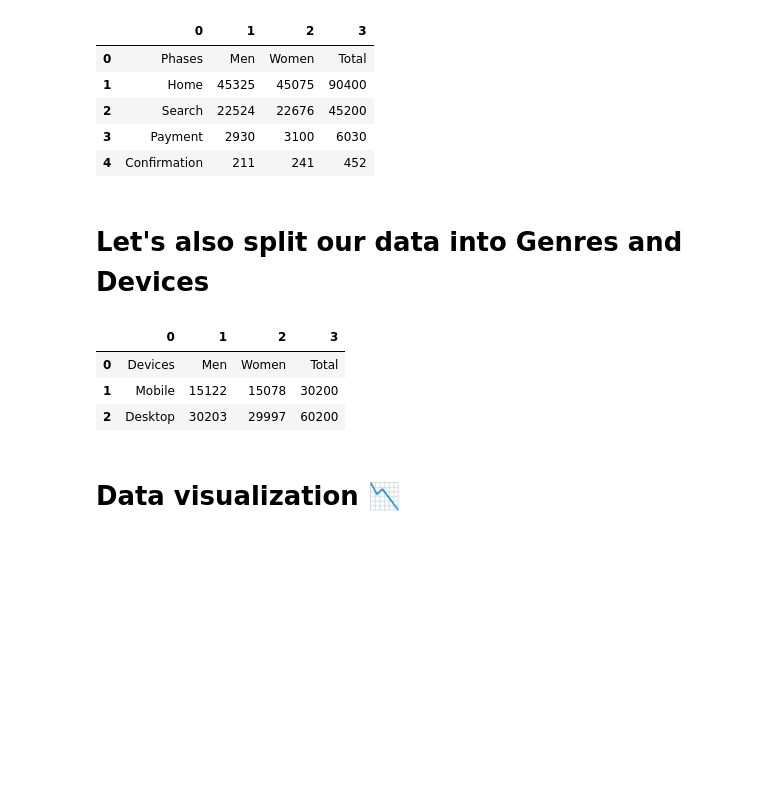
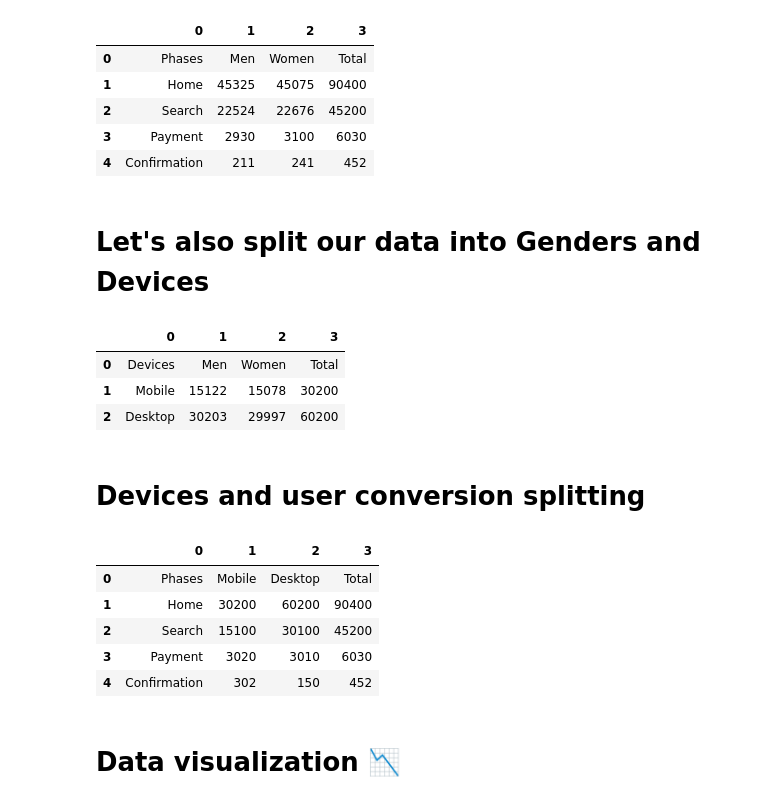
Before and after one commit to Whis99/UserFunnelAnalysis, a Jupyter notebook: UserFunnelAnalysis.ipynb, the cells around one changed output. Cells and saved outputs as stored; diff of their text form; code cells hidden in the pictures; blank space fills up the shorter version.

```diff
--- a/UserFunnelAnalysis.ipynb
+++ b/UserFunnelAnalysis.ipynb
@@ -172,7 +172,7 @@ dtype: object
 | 3 | Payment | 2930 | 3100 | 6030 |
 | 4 | Confirmation | 211 | 241 | 452 |
 # %% [markdown]
-# Let's also split our data into Genres and Devices
+# Let's also split our data into Genders and Devices
 # %%
 Male_Mobile = (userData['sex'] == 'Male') & (userData['device'] == 'Mobile')
 Female_Mobile = (userData['sex'] == 'Female') & (userData['device'] == 'Mobile')
@@ -190,6 +190,35 @@ dataTable_Device
 | 0 | Devices | Men | Women | Total |
 | 1 | Mobile | 15122 | 15078 | 30200 |
 | 2 | Desktop | 30203 | 29997 | 60200 |
+# %% [markdown]
+# Devices and user conversion splitting
+# %%
+First_Page_Mobile = (userData['device'] == 'Mobile') & (userData['First page'] == 'home_page')
+First_Page_Desktop = (userData['device'] == 'Desktop') & (userData['First page'] == 'home_page')
+
+Second_Page_Mobile = (userData['device'] == 'Mobile') & (userData['Second page'] == 'search_page')
+Second_Page_Desktop = (userData['device'] == 'Desktop') & (userData['Second page'] == 'search_page')
+
+Third_Page_Mobile = (userData['device'] == 'Mobile') & (userData['Third page'] == 'payment_page')
+Third_Page_Desktop = (userData['device'] == 'Desktop') & (userData['Third page'] == 'payment_page')
+
+Fourth_Page_Mobile = (userData['device'] == 'Mobile') & (userData['Fourth page'] == 'payment_confirmation_page')
+Fourth_Page_Desktop = (userData['device'] == 'Desktop') & (userData['Fourth page'] == 'payment_confirmation_page')
+
+dataTable_Device_Conv = pd.DataFrame([['Phases', 'Mobile', 'Desktop', 'Total'],
+               ['Home', First_Page_Mobile.sum(), First_Page_Desktop.sum(), (First_Page_Mobile.sum() + First_Page_Desktop.sum())],
+               ['Search', Second_Page_Mobile.sum(), Second_Page_Desktop.sum(), (Second_Page_Mobile.sum() + Second_Page_Desktop.sum())],
+               ['Payment', Third_Page_Mobile.sum(), Third_Page_Desktop.sum(), (Third_Page_Mobile.sum() + Third_Page_Desktop.sum())],
+               ['Confirmation', Fourth_Page_Mobile.sum(), Fourth_Page_Desktop.sum(), (Fourth_Page_Mobile.sum() + Fourth_Page_Desktop.sum())]])
+
+dataTable_Device_Conv
+# %% [output]
+|  | 0 | 1 | 2 | 3 |
+| 0 | Phases | Mobile | Desktop | Total |
+| 1 | Home | 30200 | 60200 | 90400 |
+| 2 | Search | 15100 | 30100 | 45200 |
+| 3 | Payment | 3020 | 3010 | 6030 |
+| 4 | Confirmation | 302 | 150 | 452 |
 # %% [markdown]
 # Data visualization 📉
 # %%
```
Also changed, not shown: parts of 5 cells of this notebook.
